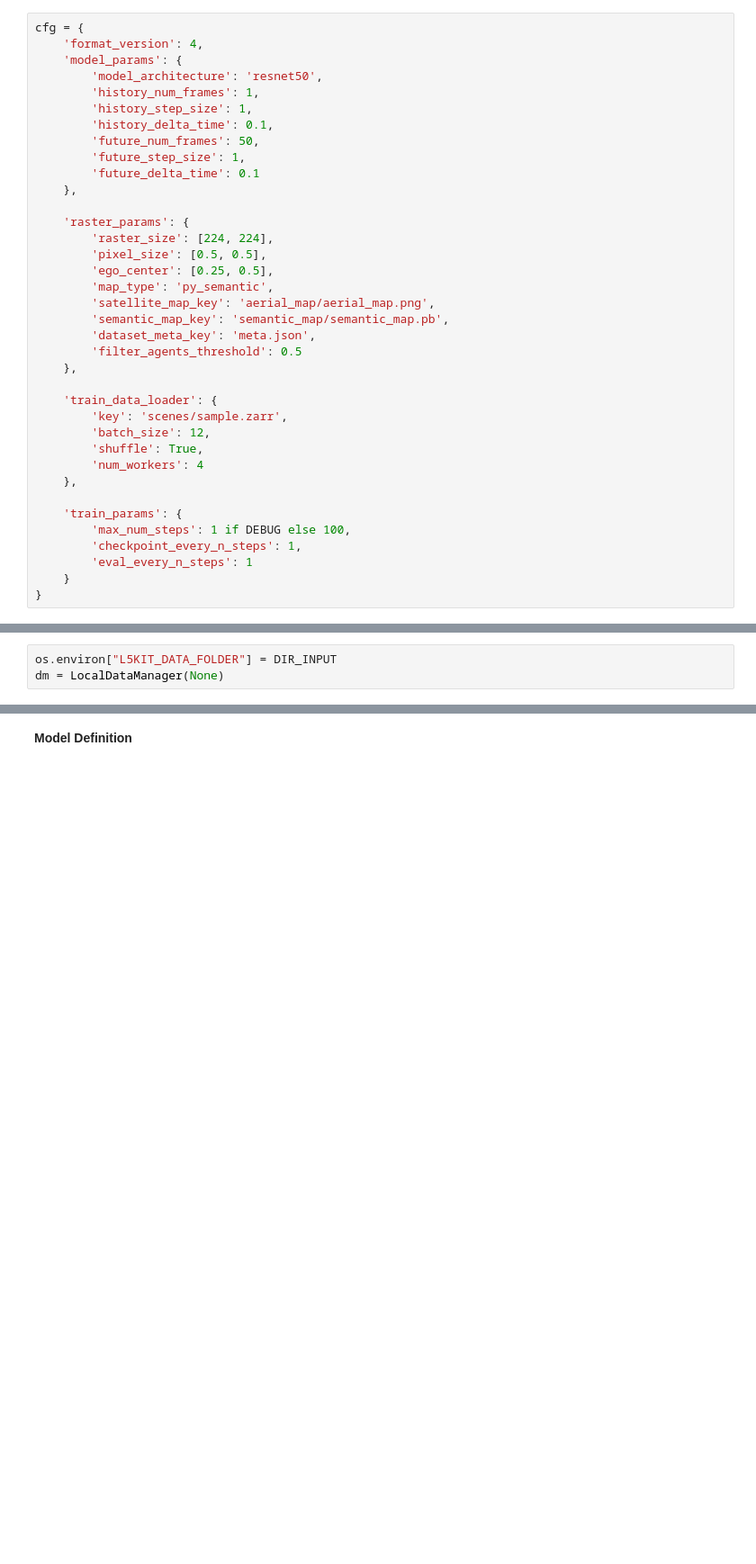
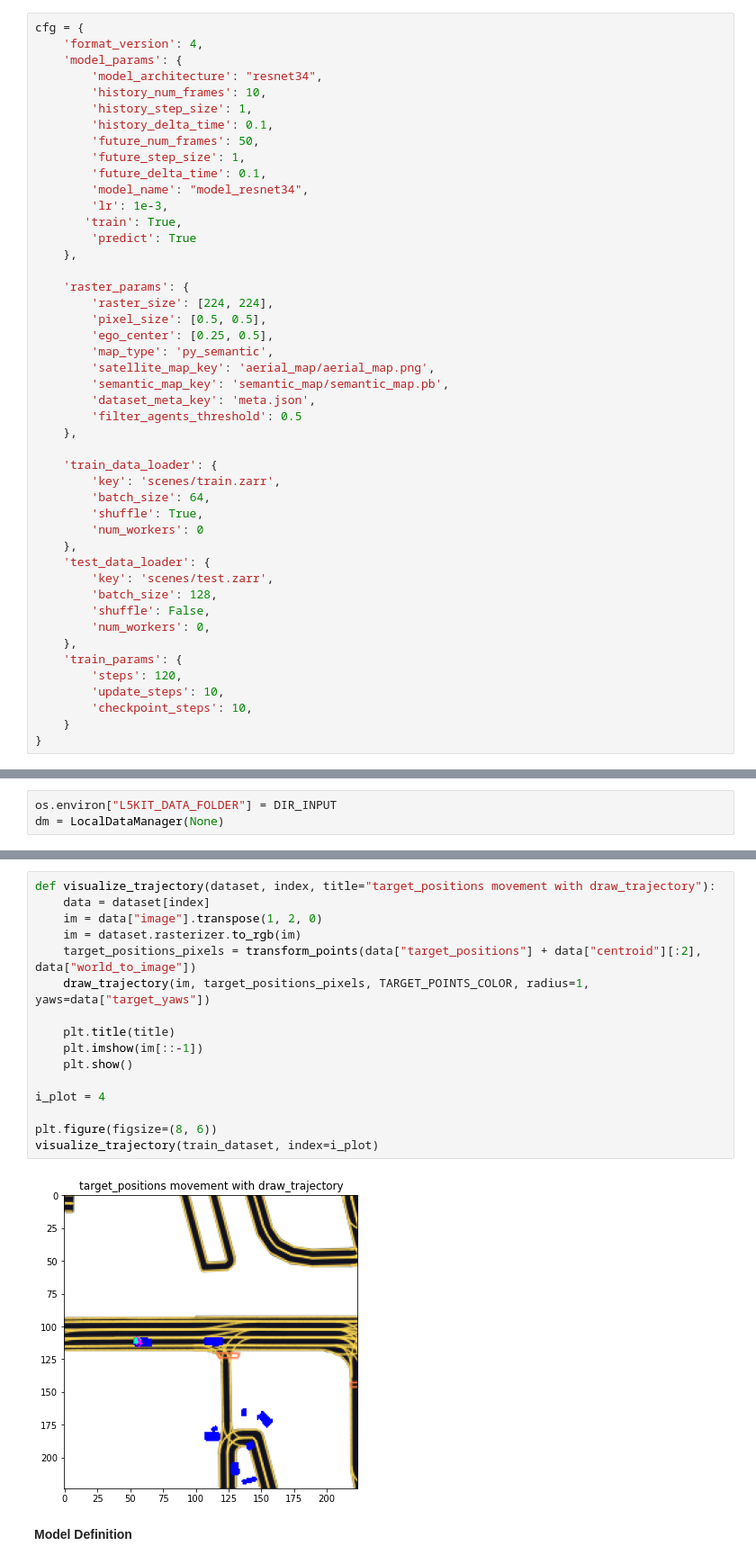
Before and after one commit to govindap/lyft_motion_prediction, a Jupyter notebook: torch_training.ipynb, the cells around one changed output, grey strips where cells are left out. Shown at 90% size. Drawn from its saved outputs; the diff is of its cells as text; blank space fills up the shorter version.

```diff
--- a/torch_training.ipynb
+++ b/torch_training.ipynb
@@ -30,13 +63,17 @@ DEBUG = True
 cfg = {
     'format_version': 4,
     'model_params': {
-        'model_architecture': 'resnet50',
-        'history_num_frames': 1,
+        'model_architecture': "resnet34",
+        'history_num_frames': 10,
         'history_step_size': 1,
         'history_delta_time': 0.1,
         'future_num_frames': 50,
         'future_step_size': 1,
-        'future_delta_time': 0.1
+        'future_delta_time': 0.1,
+        'model_name': "model_resnet34",
+        'lr': 1e-3,
+       'train': True,
+        'predict': True
     },
 
     'raster_params': {
@@ -51,15 +88,20 @@ cfg = {
     },
 
     'train_data_loader': {
-        'key': 'scenes/sample.zarr',
-        'batch_size': 12,
+        'key': 'scenes/train.zarr',
+        'batch_size': 64,
         'shuffle': True,
-        'num_workers': 4
+        'num_workers': 0
     },
-
+    'test_data_loader': {
+        'key': 'scenes/test.zarr',
+        'batch_size': 128,
+        'shuffle': False,
+        'num_workers': 0,
+    },
     'train_params': {
-        'max_num_steps': 1 if DEBUG else 100,
-        'checkpoint_every_n_steps': 1,
-        'eval_every_n_steps': 1
+        'steps': 120,
+        'update_steps': 10,
+        'checkpoint_steps': 10,
     }
 }
@@ -91,2 +207,20 @@ print(train_dataset)
+# %%
+def visualize_trajectory(dataset, index, title="target_positions movement with draw_trajectory"):
+    data = dataset[index]
+    im = data["image"].transpose(1, 2, 0)
+    im = dataset.rasterizer.to_rgb(im)
+    target_positions_pixels = transform_points(data["target_positions"] + data["centroid"][:2], data["world_to_image"])
+    draw_trajectory(im, target_positions_pixels, TARGET_POINTS_COLOR, radius=1, yaws=data["target_yaws"])
+
+    plt.title(title)
+    plt.imshow(im[::-1])
+    plt.show()
+
+i_plot = 4
+
+plt.figure(figsize=(8, 6))
+visualize_trajectory(train_dataset, index=i_plot)
+# %% [output]
+[figure, added]
 # %% [markdown]
 <b>Model Definition</b>
```
Also changed, not shown: parts of 17 cells of this notebook.
